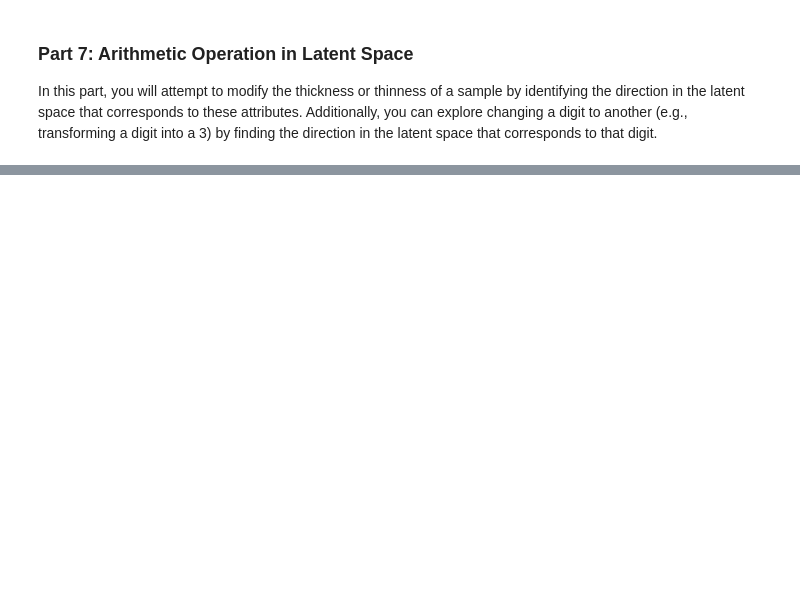
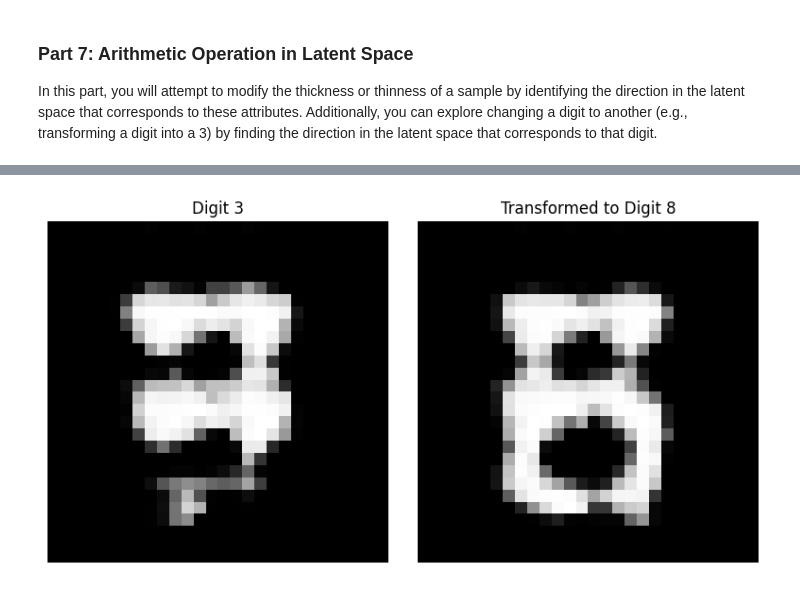
Before and after one commit to MohammadParsaTheFirst/Deep-generative-models-course, a Jupyter notebook: CHW3/DGM_HW3_GAN_Practical.ipynb, the cells around one changed output, grey strips where cells are left out. Saved outputs shown, nothing was run; the diff lists cells and outputs as text; code cells hidden in the pictures; blank space fills up the shorter version.

```diff
--- a/CHW3/DGM_HW3_GAN_Practical.ipynb
+++ b/CHW3/DGM_HW3_GAN_Practical.ipynb
@@ -68,7 +68,7 @@ from torchvision import datasets, transforms
 
 IMAGE_SIZE = 28
 CHANNELS_IMG = 1
-BATCHSIZE = 128
+BATCHSIZE = 64
 
 transform = transforms.Compose([
     transforms.Resize(IMAGE_SIZE),
@@ -440,0 +538,63 @@ In this part, you will attempt to modify the thickness or thinness of a sample b
+# %%
+# Import necessary libraries
+import torch
+import matplotlib.pyplot as plt
+
+# Function to modify a latent vector by adding a direction
+def modify_latent(z_base, direction, alpha=1.0):
+    """
+    Modifies a latent vector by adding a scaled direction vector.
+
+    Parameters:
+    - z_base: torch.Tensor, the base latent vector.
+    - direction: torch.Tensor, the direction vector for modification.
+    - alpha: float, the scaling factor for the direction.
+
+    Returns:
+    - torch.Tensor, the modified latent vector.
+    """
+    return z_base + alpha * direction
+
+
+# Generate latent vectors for "digit 3" and "digit 8"
+z_digit3 = torch.randn(1, Z_DIM, 1, 1, device=device)  # A latent vector generating "3"
+z_digit8 = torch.randn(1, Z_DIM, 1, 1, device=device)  # A latent vector generating "8"
+
+# Generate latent vectors for specific digits or attributes (e.g., from labeled data)
+latent_vectors_for_digit3 = [torch.randn(1, Z_DIM, 1, 1, device=device) for _ in range(10)]
+latent_vectors_for_digit8 = [torch.randn(1, Z_DIM, 1, 1, device=device) for _ in range(10)]
+
+# Compute mean latent vectors for "digit 3" and "digit 8"
+mean_latent_digit3 = torch.mean(torch.stack(latent_vectors_for_digit3), dim=0).to(device)
+mean_latent_digit8 = torch.mean(torch.stack(latent_vectors_for_digit8), dim=0).to(device)
+
+# Compute the direction for transforming "3" to "8"
+direction_digit3_to_digit8 = mean_latent_digit8 - mean_latent_digit3
+
+# Base latent vector (corresponding to a "3")
+z_base = mean_latent_digit3
+
+# Transform the latent vector in the direction of "8"
+alpha = 1.0  # Adjust the scaling factor as needed
+transformed_latent = modify_latent(z_base, direction_digit3_to_digit8, alpha=alpha)
+
+# Generate the original and transformed images
+original_image = gen(z_base).squeeze().detach().cpu().numpy()
+transformed_image = gen(transformed_latent).squeeze().detach().cpu().numpy()
+
+# Plot the original and transformed images
+plt.figure(figsize=(8, 4))
+plt.subplot(1, 2, 1)
+plt.imshow(original_image, cmap="gray")
+plt.title("Digit 3")
+plt.axis("off")
+
+plt.subplot(1, 2, 2)
+plt.imshow(transformed_image, cmap="gray")
+plt.title("Transformed to Digit 8")
+plt.axis("off")
+
+plt.tight_layout()
+plt.show()
+# %% [output]
+[figure, added]
```
Also changed, not shown: parts of 6 cells of this notebook.
